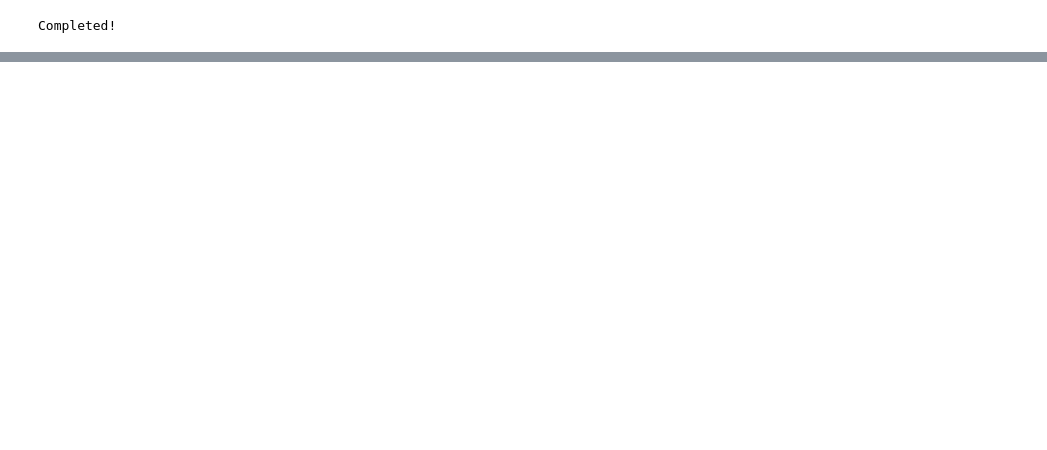
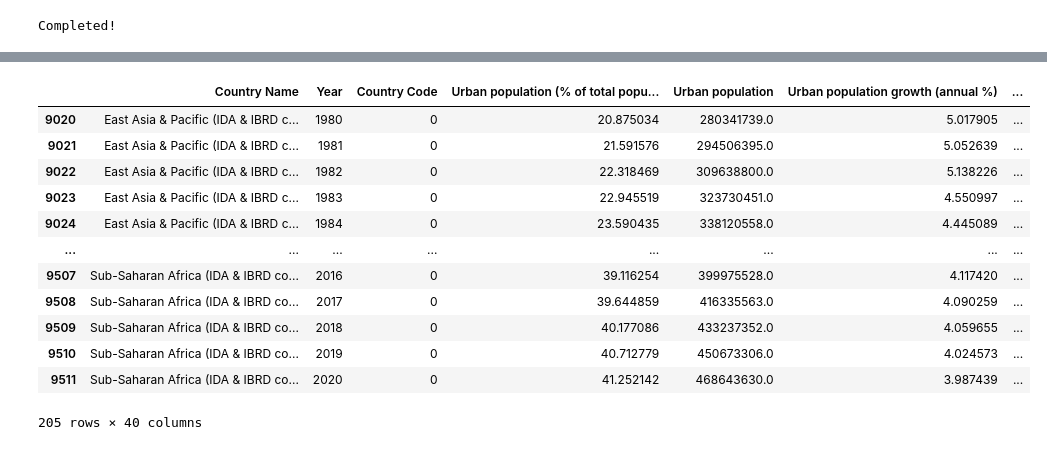
Before and after one commit to BingQuanChua/Untold-Climate-Change-Story, a Jupyter notebook: dataset_country_code.ipynb, the cells around one changed output, grey strips where cells are left out. Cells and saved outputs as stored; diff of their text form; code cells hidden in the pictures; blank space fills up the shorter version.

```diff
--- a/dataset_country_code.ipynb
+++ b/dataset_country_code.ipynb
@@ -596,0 +661,10 @@ Completed!
+# %%
+def get_worldbank_country_code(country_name):
+    try:
+        return meta_country.loc[meta_country['TableName'] == f'{country_name[0]}'].iloc[0]['Country Code']
+    except IndexError:
+        return 0
+# %%
+df_worldbank_code = df_worldbank.copy()
+df_worldbank_code['Country Code'] = pd.DataFrame(df_worldbank_code['Country Name']).apply (lambda row: get_worldbank_country_code(row), axis=1)
+df_worldbank_code
@@ -596,0 +685,6 @@ Completed!
+# %%
+# rearrange the rows to bring country code to the front
+cols = df_worldbank_code.columns.tolist()
+new_cols = cols[:2] + cols[-1:] + cols[2:-1]
+df_worldbank_code = df_worldbank_code[new_cols]
+df_worldbank_code.head()
@@ -596,0 +730,19 @@ Completed!
+# %%
+df_worldbank_code.loc[df_worldbank_code['Country Name'] == "Cote d'Ivoire", 'Country Code'] = "CIV"
+df_worldbank_code.loc[df_worldbank_code['Country Name'] == "Sao Tome and Principe", 'Country Code'] = "STP"
+# %%
+df_worldbank_code[df_worldbank_code['Country Code'] == 0]
+# %% [output]
+|  | Country Name | Year | Country Code | Urban population (% of total popu... | Urban population | Urban population growth (annual %) | ... |
+| 9020 | East Asia & Pacific (IDA & IBRD c... | 1980 | 0 | 20.875034 | 280341739.0 | 5.017905 | ... |
+| 9021 | East Asia & Pacific (IDA & IBRD c... | 1981 | 0 | 21.591576 | 294506395.0 | 5.052639 | ... |
+| 9022 | East Asia & Pacific (IDA & IBRD c... | 1982 | 0 | 22.318469 | 309638800.0 | 5.138226 | ... |
+| 9023 | East Asia & Pacific (IDA & IBRD c... | 1983 | 0 | 22.945519 | 323730451.0 | 4.550997 | ... |
+| 9024 | East Asia & Pacific (IDA & IBRD c... | 1984 | 0 | 23.590435 | 338120558.0 | 4.445089 | ... |
+| ... | ... | ... | ... | ... | ... | ... | ... |
+| 9507 | Sub-Saharan Africa (IDA & IBRD co... | 2016 | 0 | 39.116254 | 399975528.0 | 4.117420 | ... |
+| 9508 | Sub-Saharan Africa (IDA & IBRD co... | 2017 | 0 | 39.644859 | 416335563.0 | 4.090259 | ... |
+| 9509 | Sub-Saharan Africa (IDA & IBRD co... | 2018 | 0 | 40.177086 | 433237352.0 | 4.059655 | ... |
+| 9510 | Sub-Saharan Africa (IDA & IBRD co... | 2019 | 0 | 40.712779 | 450673306.0 | 4.024573 | ... |
+| 9511 | Sub-Saharan Africa (IDA & IBRD co... | 2020 | 0 | 41.252142 | 468643630.0 | 3.987439 | ... |
+205 rows × 40 columns
```
Also changed, not shown: parts of 30 cells of this notebook, 3 other files.
